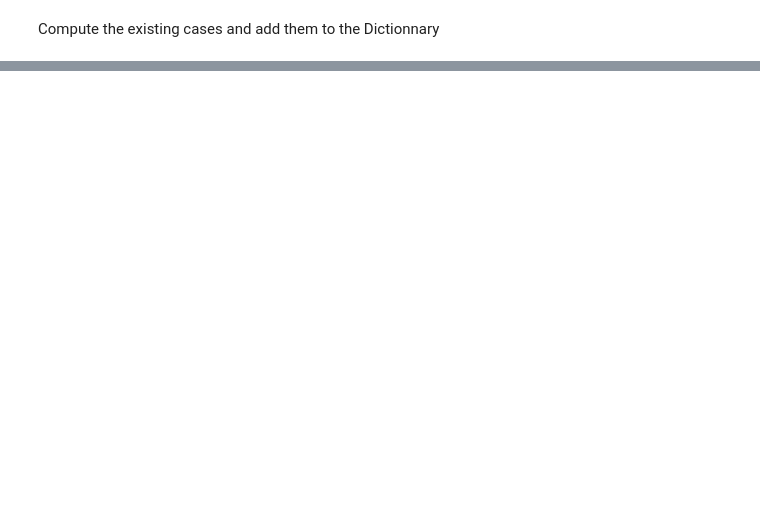
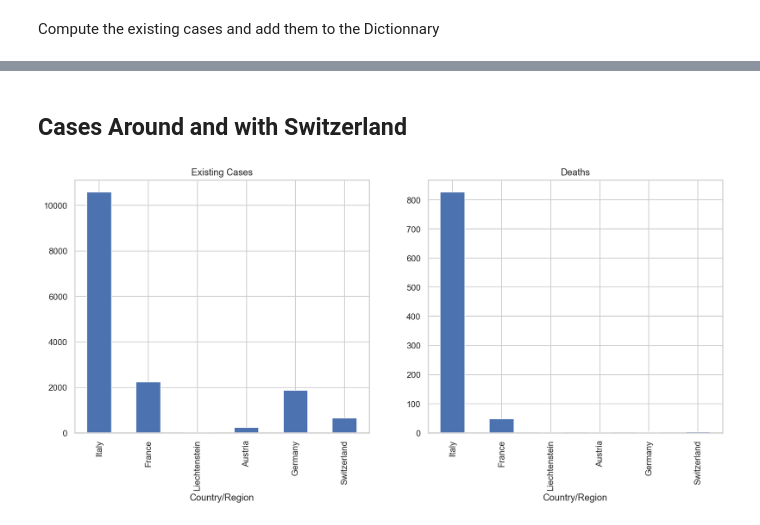
Before and after one commit to fredmontet/co-vidis, a Jupyter notebook: notebooks/covid-19.ipynb, the cells around one changed output, grey strips where cells are left out. Drawn from its saved outputs; the diff is of its cells as text; code cells hidden in the pictures; blank space fills up the shorter version.

```diff
--- a/notebooks/covid-19.ipynb
+++ b/notebooks/covid-19.ipynb
@@ -142,0 +109,14 @@ spread[CH_neighbors_no_italy][from_date:].plot(figsize=(20,10),ax=ax2);
+# %% [markdown]
+## Cases Around and with Switzerland
+# %%
+df1 = pd.DataFrame(by_country["existing"][CH_neighbors + CH].iloc[-1].astype(int))
+df2 = pd.DataFrame(by_country["deaths"][CH_neighbors + CH].iloc[-1].astype(int))
+df1.rename(columns={df1.columns[-1]:"Existing"}, inplace=True)
+df2.rename(columns={df2.columns[-1]:"Deaths"}, inplace=True)
+df = pd.concat([df1,df2], axis=1)
+# %%
+fig, (ax1, ax2) = plt.subplots(1,2)
+df.Existing.plot.bar(ax=ax1, title="Existing Cases", figsize=(15,6));
+df.Deaths.plot.bar(ax=ax2, title="Deaths");
+# %% [output]
+[figure, added]
```
Also changed, not shown: parts of 37 cells of this notebook, 2 other files.
